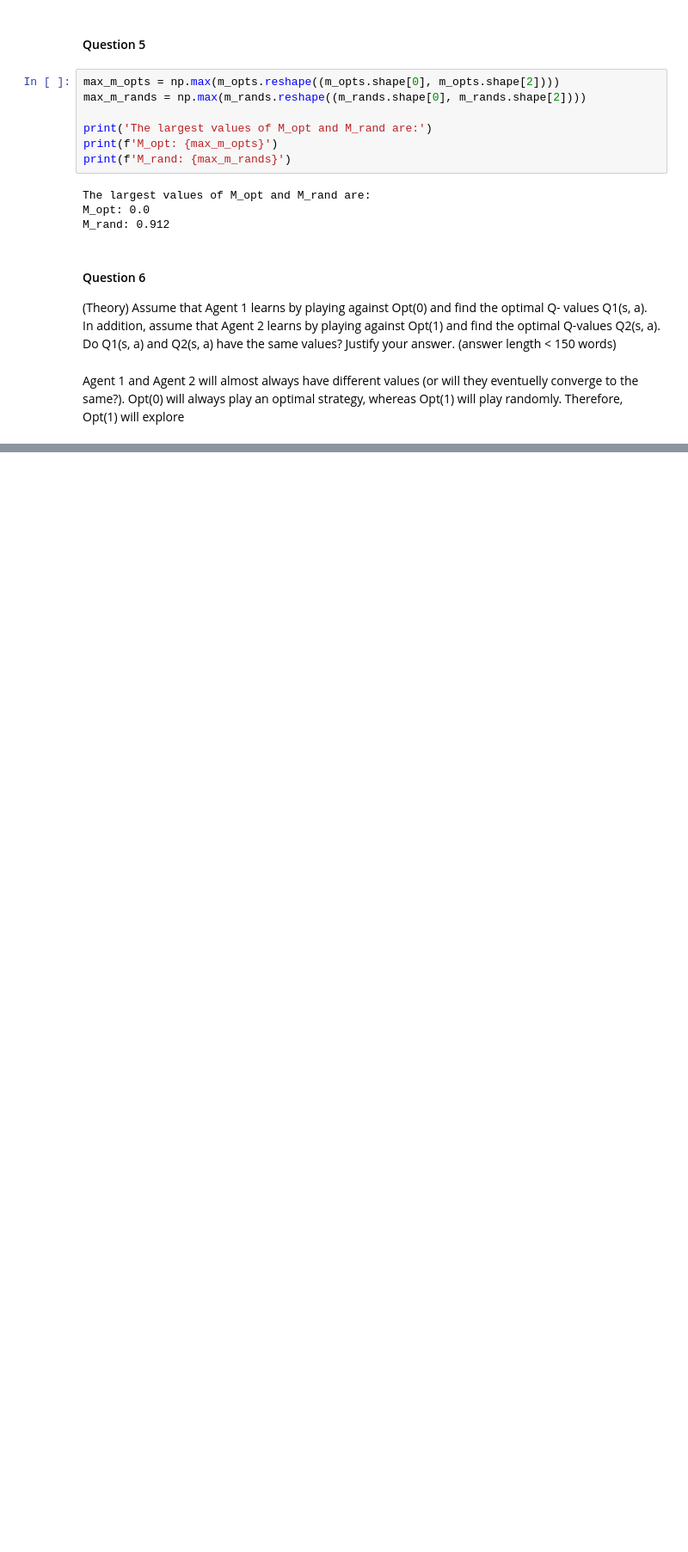
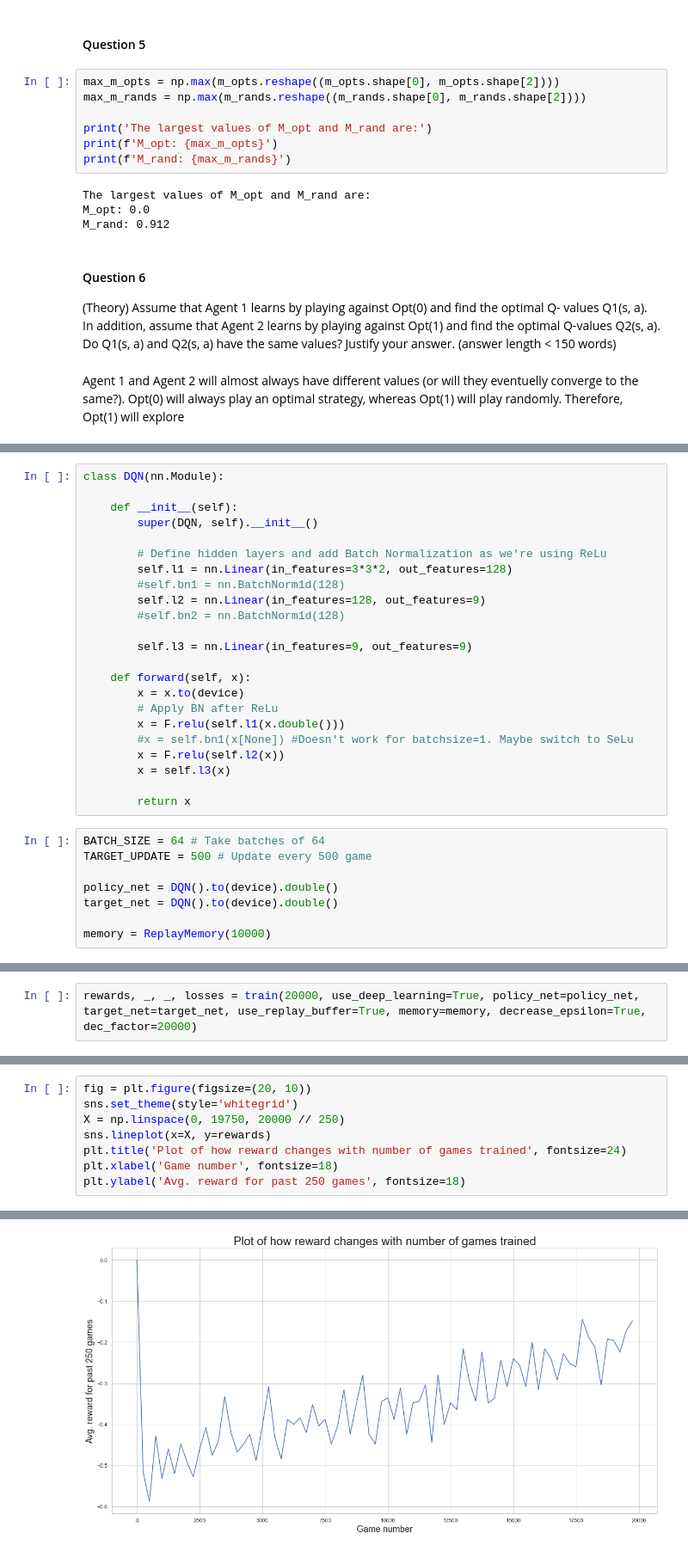
Before and after one commit to olavforland/ANN_Miniproject, a Jupyter notebook: tic_tac_toe.ipynb, the cells around one changed output, grey strips where cells are left out. Shown at 86% size. Saved outputs shown, nothing was run; the diff lists cells and outputs as text; blank space fills up the shorter version.

```diff
--- a/tic_tac_toe.ipynb
+++ b/tic_tac_toe.ipynb
@@ -683,0 +773,31 @@ Agent 1 and Agent 2 will almost always have different values (or will they event
+# %%
+class DQN(nn.Module):
+
+    def __init__(self):
+        super(DQN, self).__init__()
+
+        # Define hidden layers and add Batch Normalization as we're using ReLu
+        self.l1 = nn.Linear(in_features=3*3*2, out_features=128)
+        #self.bn1 = nn.BatchNorm1d(128)
+        self.l2 = nn.Linear(in_features=128, out_features=9)
+        #self.bn2 = nn.BatchNorm1d(128)
+
+        self.l3 = nn.Linear(in_features=9, out_features=9)
+
+    def forward(self, x):
+        x = x.to(device)
+        # Apply BN after ReLu
+        x = F.relu(self.l1(x.double()))
+        #x = self.bn1(x[None]) #Doesn't work for batchsize=1. Maybe switch to SeLu
+        x = F.relu(self.l2(x))
+        x = self.l3(x)
+
+        return x
+# %%
+BATCH_SIZE = 64 # Take batches of 64
+TARGET_UPDATE = 500 # Update every 500 game
+
+policy_net = DQN().to(device).double()
+target_net = DQN().to(device).double()
+
+memory = ReplayMemory(10000)
@@ -683,0 +867,2 @@ Agent 1 and Agent 2 will almost always have different values (or will they event
+# %%
+rewards, _, _, losses = train(20000, use_deep_learning=True, policy_net=policy_net, target_net=target_net, use_replay_buffer=True, memory=memory, decrease_epsilon=True, dec_factor=20000)
@@ -683,0 +874,9 @@ Agent 1 and Agent 2 will almost always have different values (or will they event
+# %%
+fig = plt.figure(figsize=(20, 10))
+sns.set_theme(style='whitegrid')
+X = np.linspace(0, 19750, 20000 // 250)
+sns.lineplot(x=X, y=rewards)
+plt.title('Plot of how reward changes with number of games trained', fontsize=24)
+plt.xlabel('Game number', fontsize=18)
+plt.ylabel('Avg. reward for past 250 games', fontsize=18)
+# %% [output]
@@ -683,0 +884 @@ Agent 1 and Agent 2 will almost always have different values (or will they event
+[figure, added]
```
Also changed, not shown: parts of 18 cells of this notebook.
